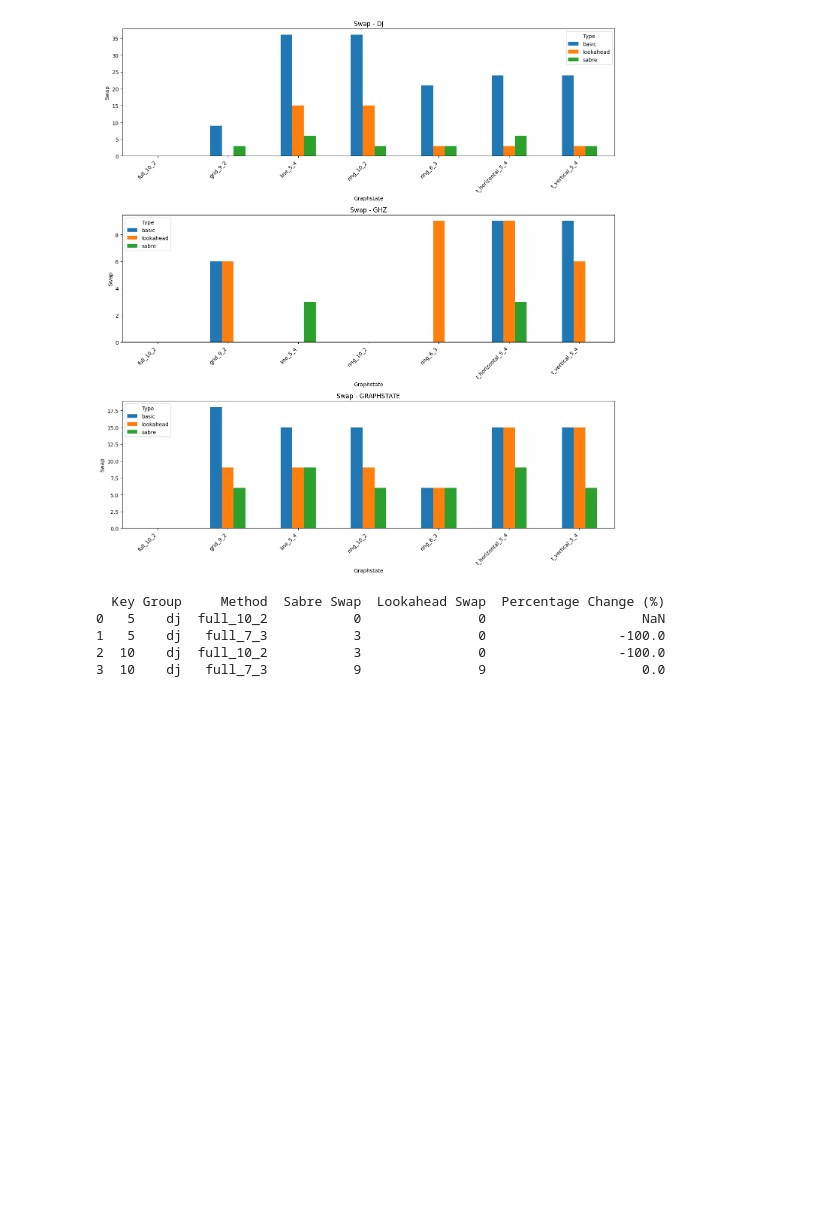
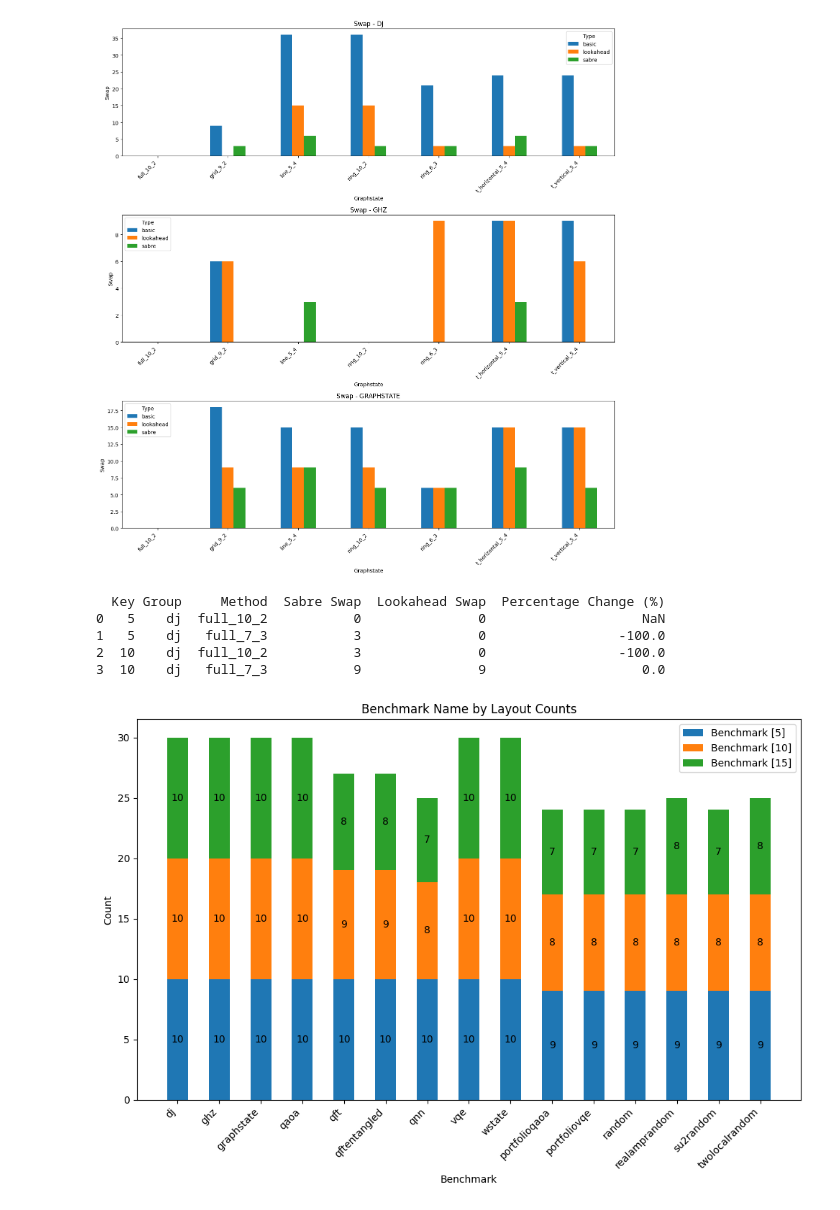
Before and after one commit to natashaval/qubit-mapping-distributed-qc, a Jupyter notebook: 6_plot.ipynb, the cells around one changed output. Cells and saved outputs as stored; diff of their text form; code cells hidden in the pictures; blank space fills up the shorter version.

```diff
--- a/6_plot.ipynb
+++ b/6_plot.ipynb
@@ -657,3 +657,56 @@ print(df)
 1   5    dj   full_7_3           3               0                 -100.0
 2  10    dj  full_10_2           3               0                 -100.0
 3  10    dj   full_7_3           9               9                    0.0
+# %%
+# USE THIS
+impot matplotlib.pyplot as plt
+import numpy as np
+
+# Data (UPDATED DATA)
+benchmarks = ["Benchmark [5]", "Benchmark [10]", "Benchmark [15]"]
+categories = [
+    "dj", "ghz", "graphstate", "qaoa", "qft", "qftentangled", "qnn", "vqe",
+    "wstate", "portfolioqaoa", "portfoliovqe", "random", "realamprandom",
+    "su2random", "twolocalrandom"
+]
+
+# Corresponding counts
+data = {
+    "Benchmark [5]": [10, 10, 10, 10, 10, 10, 10, 10, 10, 9, 9, 9, 9, 9, 9],
+    "Benchmark [10]": [10, 10, 10, 10, 9, 9, 8, 10, 10, 8, 8, 8, 8, 8, 8],
+    "Benchmark [15]": [10, 10, 10, 10, 8, 8, 7, 10, 10, 7, 7, 7, 8, 7, 8]
+}
+
+# Convert data to numpy arrays for easy manipulation
+benchmark_5 = np.array(data["Benchmark [5]"])
+benchmark_10 = np.array(data["Benchmark [10]"])
+benchmark_15 = np.array(data["Benchmark [15]"])
+
+# Plotting
+fig, ax = plt.subplots(figsize=(10, 7))
+
+# Bar positions
+bar_width = 0.5
+ind = np.arange(len(categories))
+
+# Plot each benchmark as a segment of the bar
+p = ax.bar(ind, benchmark_5, bar_width, label='Benchmark [5]')
+ax.bar_label(p, label_type='center')
+p = ax.bar(ind, benchmark_10, bar_width, bottom=benchmark_5, label='Benchmark [10]')
+ax.bar_label(p, label_type='center')
+p = ax.bar(ind, benchmark_15, bar_width, bottom=benchmark_5+benchmark_10, label='Benchmark [15]')
+ax.bar_label(p, label_type='center')
+
+# Add labels, title, and legend
+ax.set_xlabel('Benchmark')
+ax.set_ylabel('Count')
+ax.set_title('Benchmark Name by Layout Counts')
+ax.set_xticks(ind)
+ax.set_xticklabels(categories, rotation=45, ha='right')
+ax.legend()
+
+# Display the plot
+plt.tight_layout()
+plt.show()
+# %% [output]
+[figure, added]
```
Also changed, not shown: parts of 4 cells of this notebook, 16 other files.
